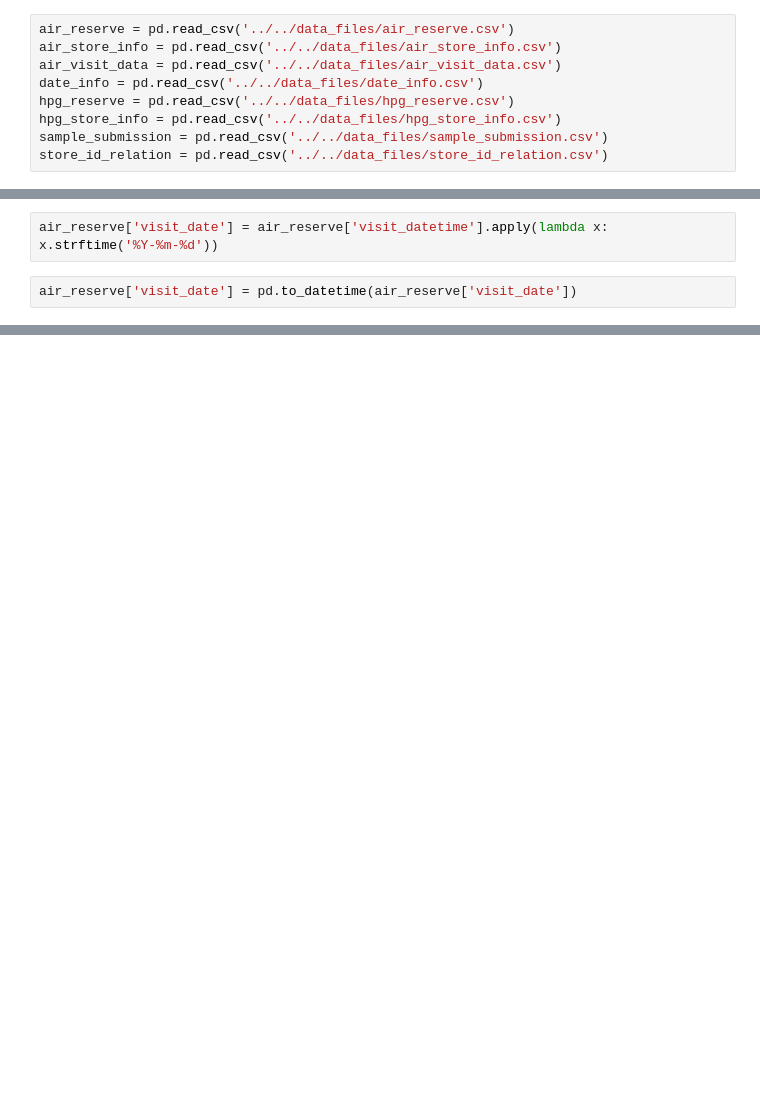
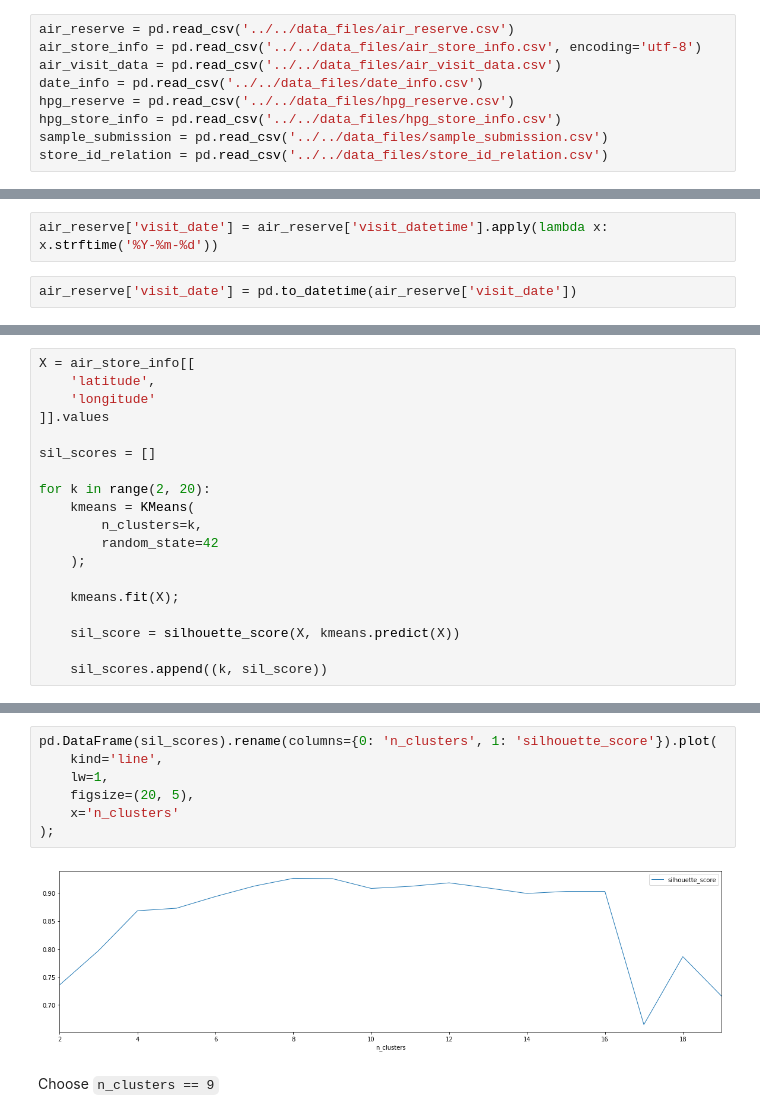
Before and after one commit to QuasiCoherentLabs/recruitVisitorForecasting, a Jupyter notebook: Notebooks/public/kaggle__recruit_restaurant_visitor_forecasting.ipynb, the cells around one changed output, grey strips where cells are left out. Drawn from its saved outputs; the diff is of its cells as text; blank space fills up the shorter version.

Commit message:
clustered on lat lon in nb

```diff
--- a/Notebooks/public/kaggle__recruit_restaurant_visitor_forecasting.ipynb
+++ b/Notebooks/public/kaggle__recruit_restaurant_visitor_forecasting.ipynb
@@ -30,7 +32,7 @@ def desc(df):
 # Load data
 # %%
 air_reserve = pd.read_csv('../../data_files/air_reserve.csv')
-air_store_info = pd.read_csv('../../data_files/air_store_info.csv')
+air_store_info = pd.read_csv('../../data_files/air_store_info.csv', encoding='utf-8')
 air_visit_data = pd.read_csv('../../data_files/air_visit_data.csv')
 date_info = pd.read_csv('../../data_files/date_info.csv')
 hpg_reserve = pd.read_csv('../../data_files/hpg_reserve.csv')
@@ -356,0 +361,19 @@ air_visit_data[[
+# %%
+X = air_store_info[[
+    'latitude',
+    'longitude'
+]].values
+
+sil_scores = []
+
+for k in range(2, 20):
+    kmeans = KMeans(
+        n_clusters=k,
+        random_state=42
+    );
+
+    kmeans.fit(X);
+
+    sil_score = silhouette_score(X, kmeans.predict(X))
+
+    sil_scores.append((k, sil_score))
@@ -356,0 +418,11 @@ air_visit_data[[
+# %%
+pd.DataFrame(sil_scores).rename(columns={0: 'n_clusters', 1: 'silhouette_score'}).plot(
+    kind='line',
+    lw=1,
+    figsize=(20, 5),
+    x='n_clusters'
+);
+# %% [output]
+[figure, added]
+# %% [markdown]
+Choose `n_clusters == 9`
```
Also changed, not shown: parts of 9 cells of this notebook, 2 other files.
